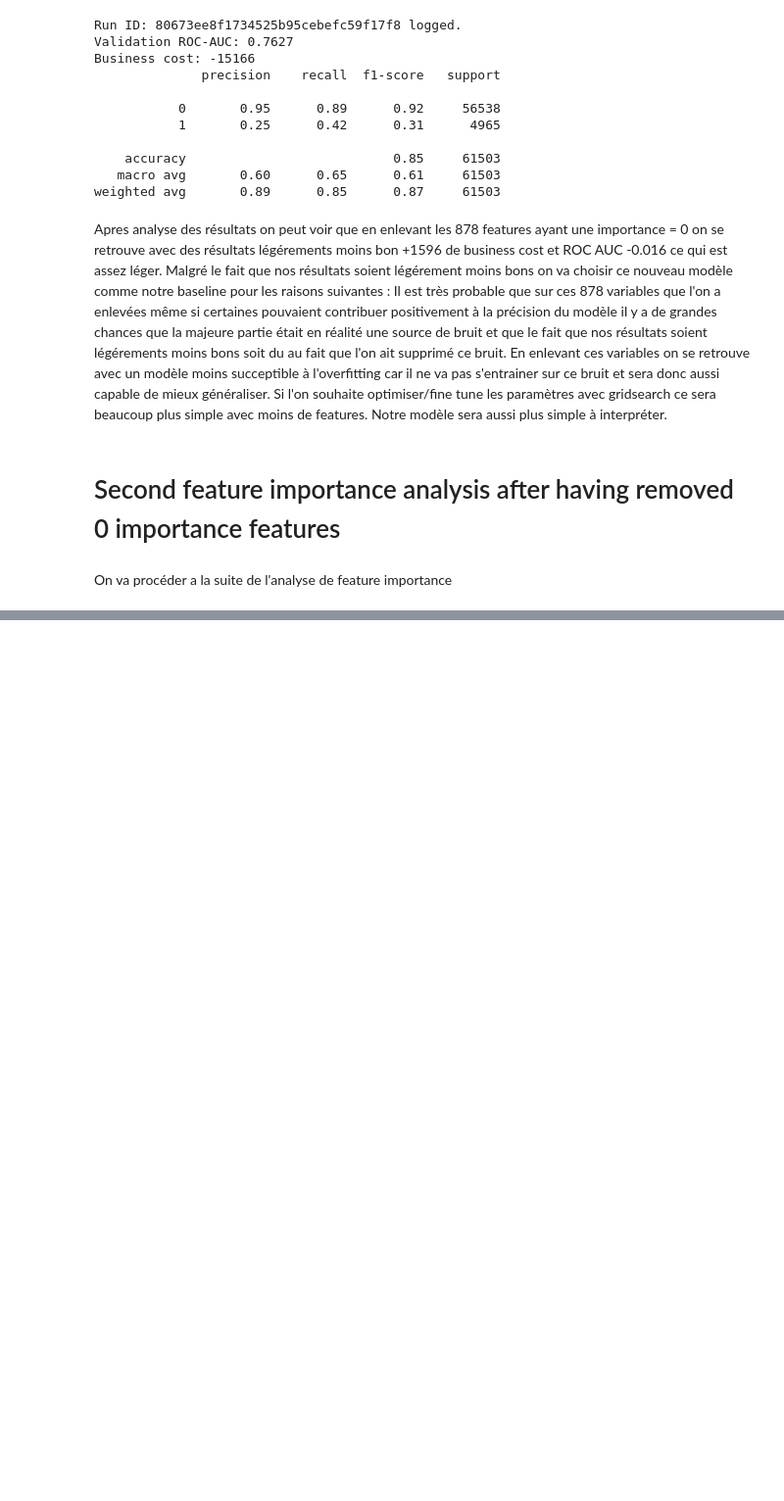
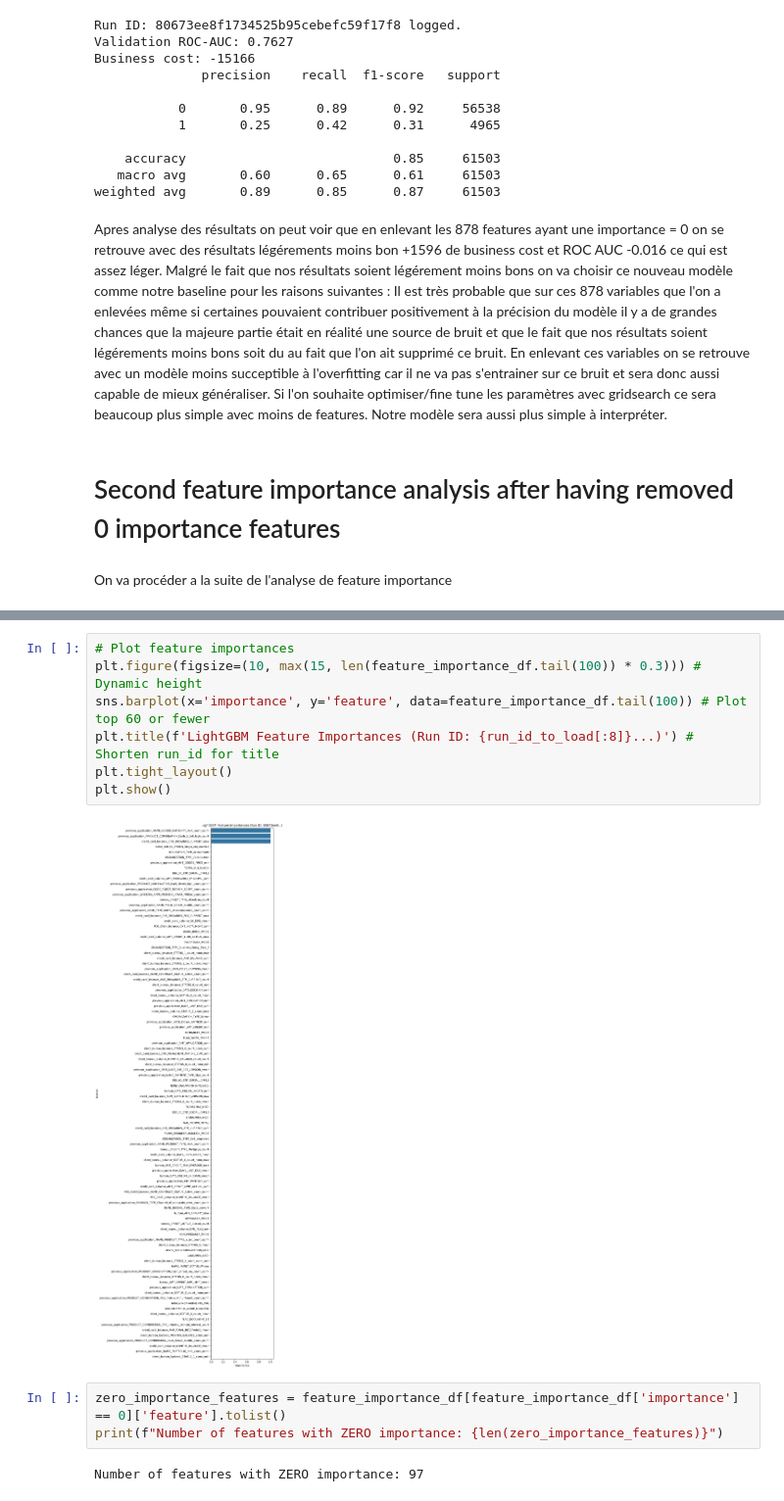
Before and after one commit to MalastarLC/Home_Credit_Project_Ver2, a Jupyter notebook: Projet_7_Analyse_Exploratoire_part_2.ipynb, the cells around one changed output, grey strips where cells are left out. Shown at 98% size. Drawn from its saved outputs; the diff is of its cells as text; blank space fills up the shorter version.

```diff
--- a/Projet_7_Analyse_Exploratoire_part_2.ipynb
+++ b/Projet_7_Analyse_Exploratoire_part_2.ipynb
@@ -2174,0 +2227,14 @@ On va procéder a la suite de l'analyse de feature importance
+# %%
+# Plot feature importances
+plt.figure(figsize=(10, max(15, len(feature_importance_df.tail(100)) * 0.3))) # Dynamic height
+sns.barplot(x='importance', y='feature', data=feature_importance_df.tail(100)) # Plot top 60 or fewer
+plt.title(f'LightGBM Feature Importances (Run ID: {run_id_to_load[:8]}...)') # Shorten run_id for title
+plt.tight_layout()
+plt.show()
+# %% [output]
+[figure, added]
+# %%
+zero_importance_features = feature_importance_df[feature_importance_df['importance'] == 0]['feature'].tolist()
+print(f"Number of features with ZERO importance: {len(zero_importance_features)}")
+# %% [output]
+Number of features with ZERO importance: 97
```
Also changed, not shown: parts of 26 cells of this notebook, 50 other files.
